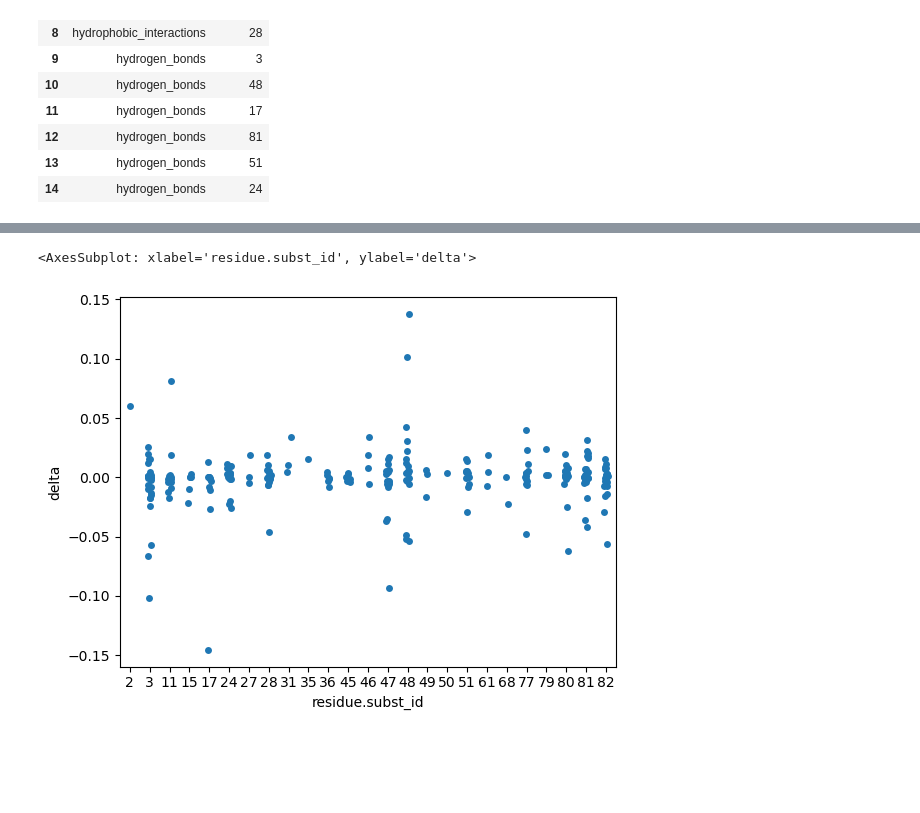
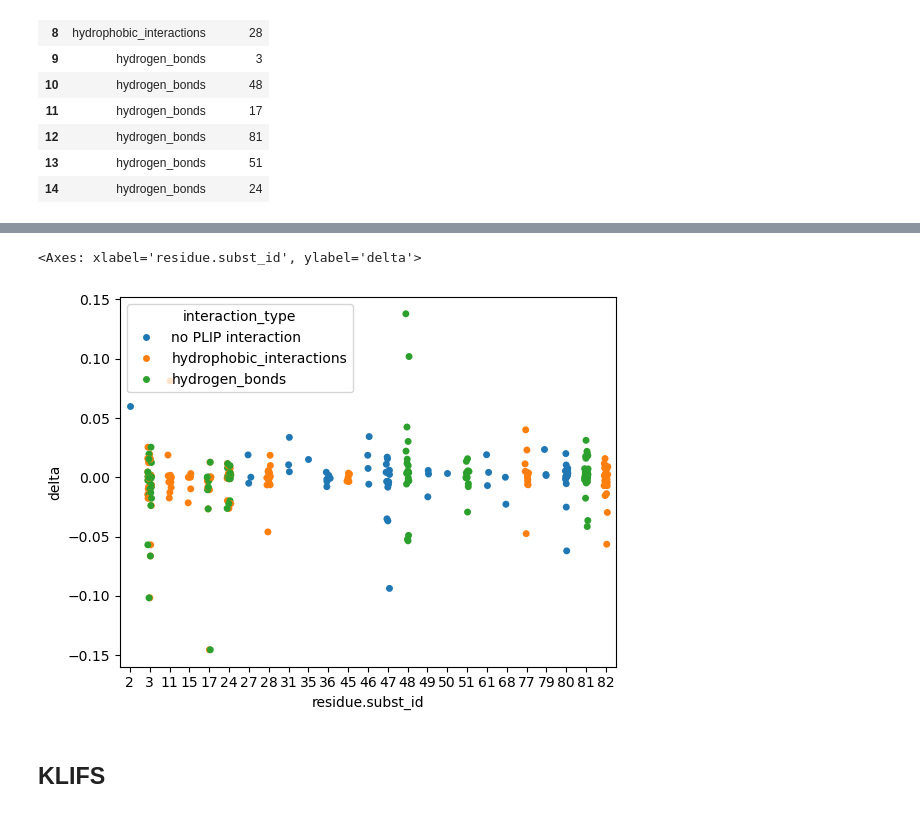
Before and after one commit to volkamerlab/kinodata-3D-affinity-prediction, a Jupyter notebook: examples/residue_matching.ipynb, the cells around one changed output, grey strips where cells are left out. Saved outputs shown, nothing was run; the diff lists cells and outputs as text; code cells hidden in the pictures; blank space fills up the shorter version.

Commit message:
residue matching: basic KLIFS integration

```diff
--- a/examples/residue_matching.ipynb
+++ b/examples/residue_matching.ipynb
@@ -137,4 +139,5 @@ pocket_df["atom_id"] = pocket_df.index
 deltas = pd.read_csv(f'../data/crocodoc_out/delta_{identaids.set_index("activities.activity_id").loc[ident]["ident"]}.csv')
 deltas['pocket_node'] = [min(row['source_node'], row['target_node']) for _, row in deltas.iterrows()]
 deltas = deltas.merge(pocket_df, left_on='pocket_node', right_on='atom_id')
-deltas
+deltas_plip = deltas.merge(interactions, left_on='residue.subst_id', right_on='residue', how='left')
+deltas_plip.fillna({'interaction_type': 'no PLIP interaction'}, inplace=True)
@@ -155,5 +144,7 @@ deltas
 # %%
-sns.stripplot(deltas, y='delta', x='residue.subst_id')
+sns.stripplot(deltas_plip, y='delta', x='residue.subst_id', hue='interaction_type')
 # %% [output]
-<AxesSubplot: xlabel='residue.subst_id', ylabel='delta'>
+<Axes: xlabel='residue.subst_id', ylabel='delta'>
-[figure, old version]
+[figure, new version]
+# %% [markdown]
+## KLIFS
```
Also changed, not shown: parts of 8 cells of this notebook.
